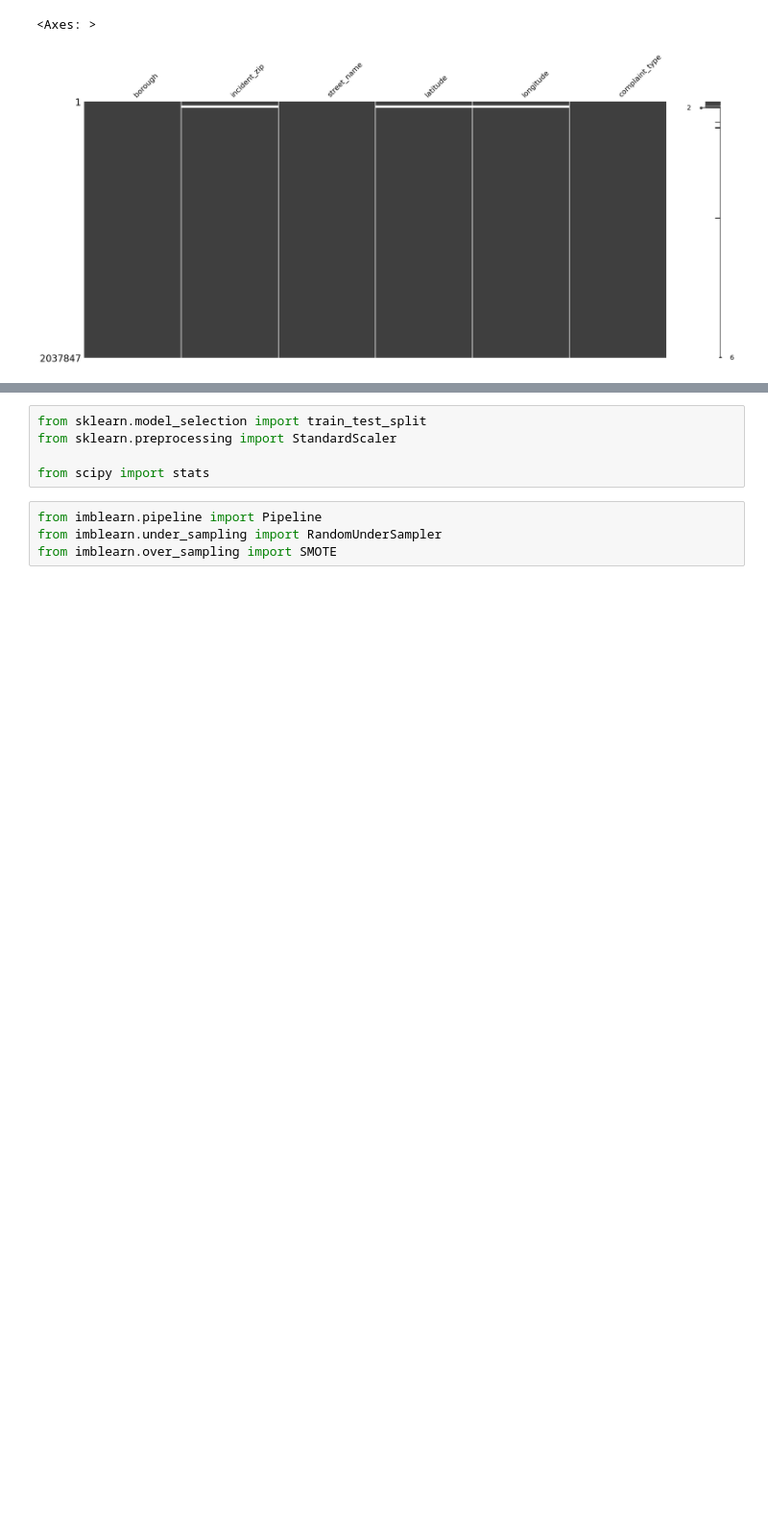
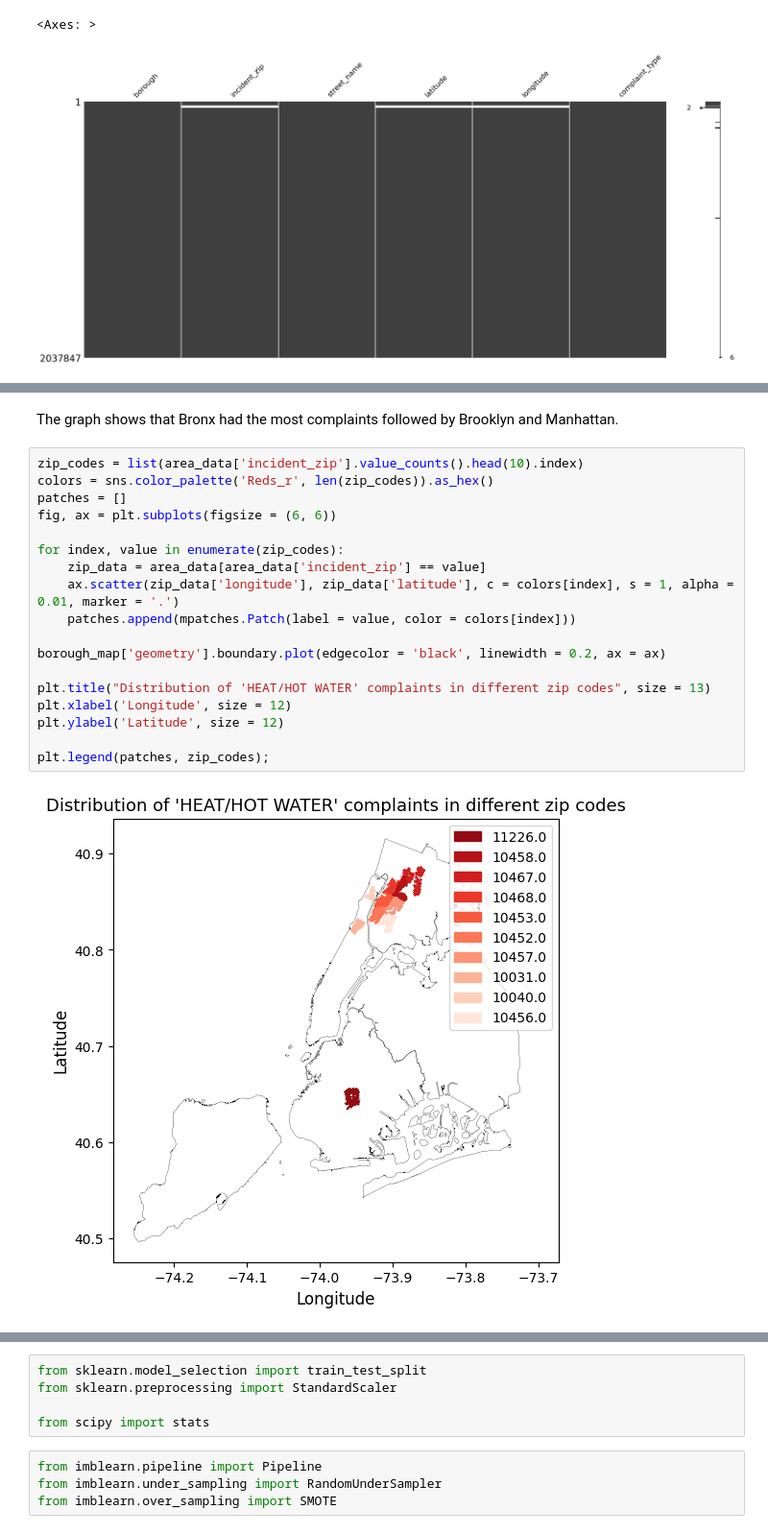
Before and after one commit to ram-polisetti/DataScience, a Jupyter notebook: nyc-311-request-analysis.ipynb, the cells around one changed output, grey strips where cells are left out. Shown: that part at 96% size. Drawn from its saved outputs; the diff is of its cells as text; blank space fills up the shorter version.

```diff
--- a/nyc-311-request-analysis.ipynb
+++ b/nyc-311-request-analysis.ipynb
@@ -353,0 +410,22 @@ msno.matrix(area_data)
+# %% [markdown]
+The graph shows that Bronx had the most complaints followed by Brooklyn and Manhattan.
+# %%
+zip_codes = list(area_data['incident_zip'].value_counts().head(10).index)
+colors = sns.color_palette('Reds_r', len(zip_codes)).as_hex()
+patches = []
+fig, ax = plt.subplots(figsize = (6, 6))
+
+for index, value in enumerate(zip_codes):
+    zip_data = area_data[area_data['incident_zip'] == value]
+    ax.scatter(zip_data['longitude'], zip_data['latitude'], c = colors[index], s = 1, alpha = 0.01, marker = '.')
+    patches.append(mpatches.Patch(label = value, color = colors[index]))
+
+borough_map['geometry'].boundary.plot(edgecolor = 'black', linewidth = 0.2, ax = ax)
+
+plt.title("Distribution of 'HEAT/HOT WATER' complaints in different zip codes", size = 13)
+plt.xlabel('Longitude', size = 12)
+plt.ylabel('Latitude', size = 12)
+
+plt.legend(patches, zip_codes);
+# %% [output]
+[figure, added]
```
Also changed, not shown: parts of 13 cells of this notebook.
